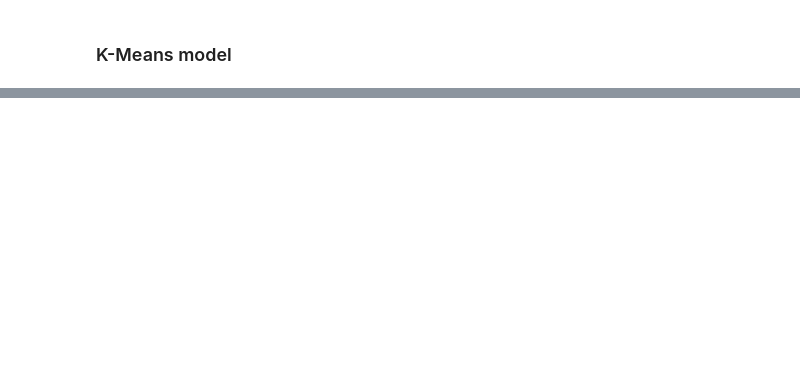
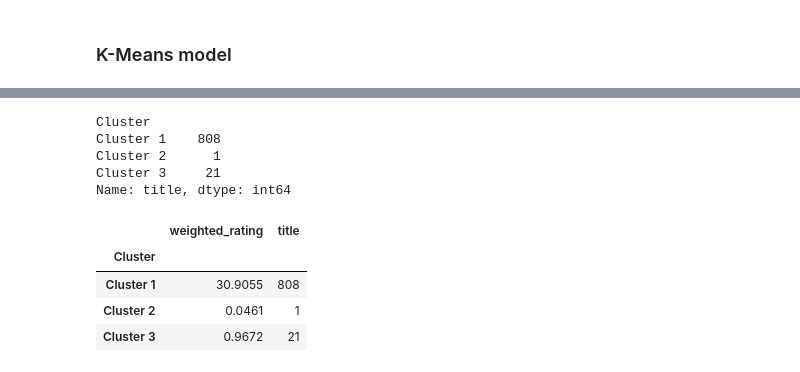
Before and after one commit to abrahamfullstack/Machine_Learning, a Jupyter notebook: CLUSTERS_Amazon_Data_Science_Books_Dataset.ipynb, the cells around one changed output, grey strips where cells are left out. Cells and saved outputs as stored; diff of their text form; code cells hidden in the pictures; blank space fills up the shorter version.

```diff
--- a/CLUSTERS_Amazon_Data_Science_Books_Dataset.ipynb
+++ b/CLUSTERS_Amazon_Data_Science_Books_Dataset.ipynb
@@ -460,0 +329,21 @@ sns.countplot(df['Cluster'])
+# %%
+# See the raw numbers
+clusters_count = df.groupby('Cluster')['title'].count()
+
+clusters_count
+# %% [output]
+Cluster
+Cluster 1    808
+Cluster 2      1
+Cluster 3     21
+Name: title, dtype: int64
+# %%
+# weighted_rating by cluster and cluster count
+weighted_rating_cluster = df.groupby('Cluster').agg({'weighted_rating':sum, 'title': np.size})
+weighted_rating_cluster
+# %% [output]
+|  | weighted_rating | title |
+| Cluster |  |  |
+| Cluster 1 | 30.9055 | 808 |
+| Cluster 2 | 0.0461 | 1 |
+| Cluster 3 | 0.9672 | 21 |
```
Also changed, not shown: parts of 25 cells of this notebook.
